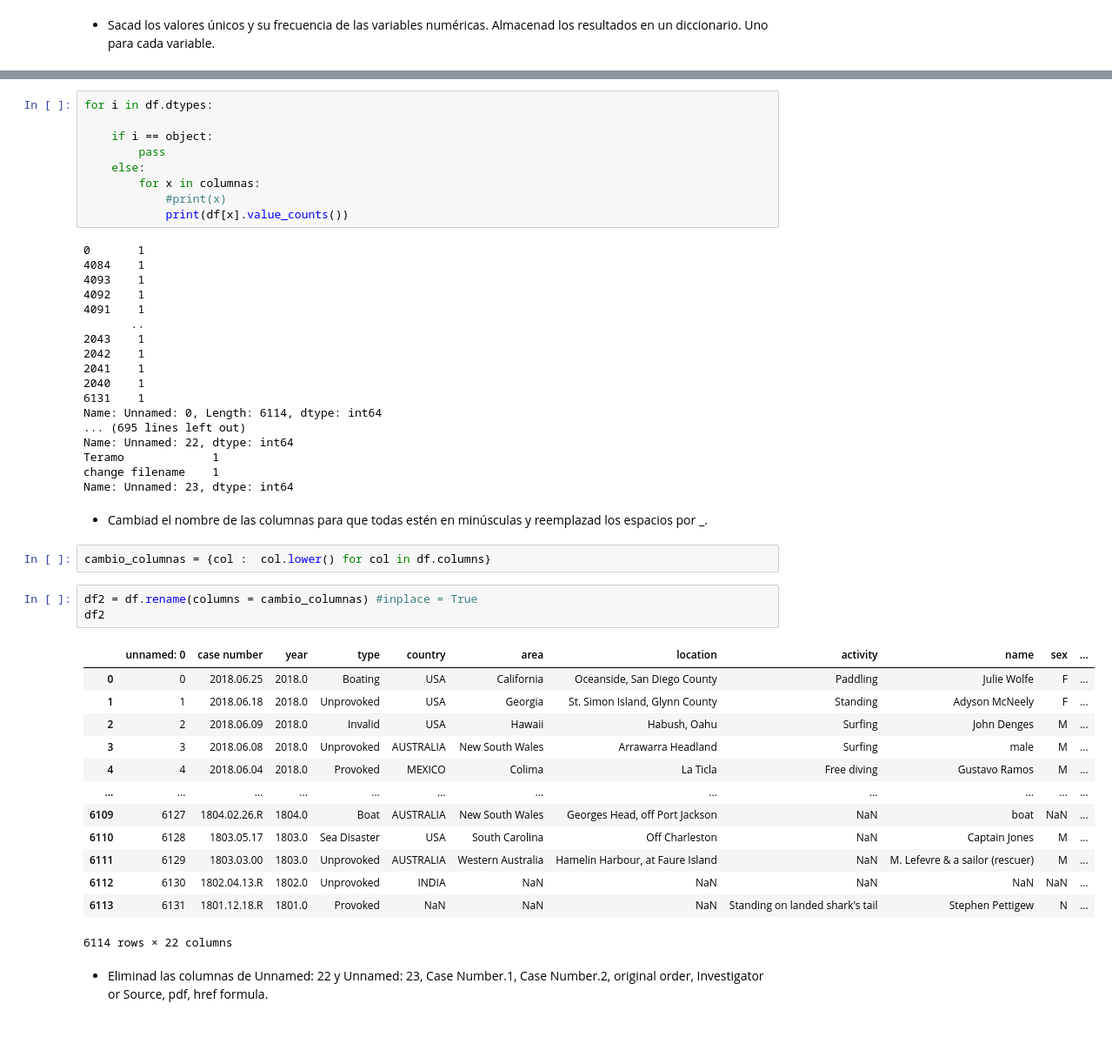
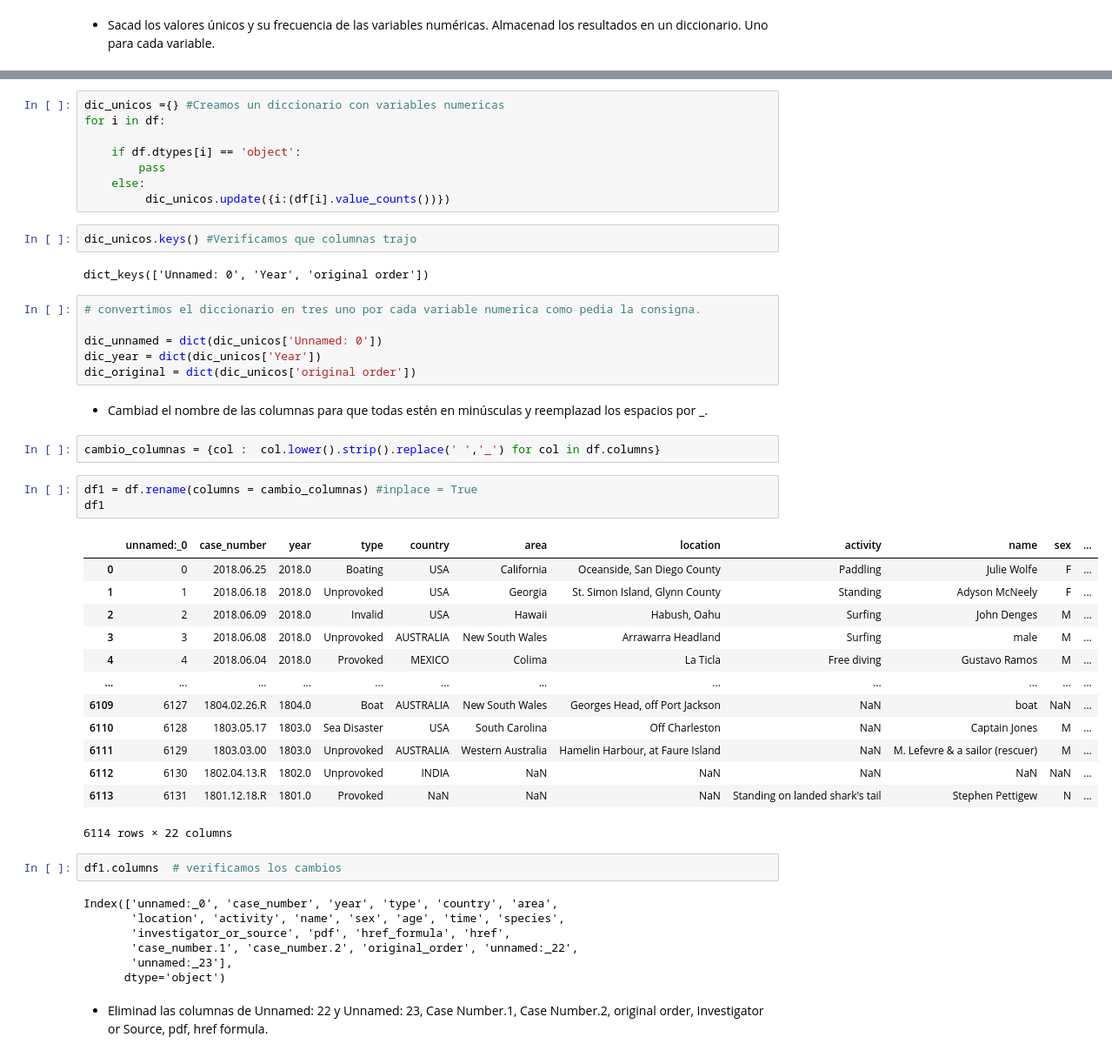
Before and after one commit to Adalab/DA_PromoC_Modulo2_Sprint1_Ana-Anahi, a Jupyter notebook: Pandas/pp-Pandas_metodos.ipynb, the cells around one changed output, grey strips where cells are left out. Shown at 87% size. Saved outputs shown, nothing was run; the diff lists cells and outputs as text; blank space fills up the shorter version.

```diff
--- a/Pandas/pp-Pandas_metodos.ipynb
+++ b/Pandas/pp-Pandas_metodos.ipynb
@@ -139,39 +110,30 @@ dtype: object
 # %%
-for i in df.dtypes:
+dic_unicos ={} #Creamos un diccionario con variables numericas
+for i in df:
 
-    if i == object:
+    if df.dtypes[i] == 'object':
         pass
     else:
-        for x in columnas:
-            #print(x)
-            print(df[x].value_counts())
+         dic_unicos.update({i:(df[i].value_counts())})
-# %% [output]
-0       1
-4084    1
-4093    1
-4092    1
-4091    1
-       ..
-2043    1
-2042    1
-2041    1
-2040    1
-6131    1
-Name: Unnamed: 0, Length: 6114, dtype: int64
-... (695 lines left out)
-Name: Unnamed: 22, dtype: int64
-Teramo             1
-change filename    1
-Name: Unnamed: 23, dtype: int64
+# %%
+dic_unicos.keys() #Verificamos que columnas trajo
+# %% [output]
+dict_keys(['Unnamed: 0', 'Year', 'original order'])
+# %%
+# convertimos el diccionario en tres uno por cada variable numerica como pedia la consigna.
+
+dic_unnamed = dict(dic_unicos['Unnamed: 0'])
+dic_year = dict(dic_unicos['Year'])
+dic_original = dict(dic_unicos['original order'])
 # %% [markdown]
 - Cambiad el nombre de las columnas para que todas estén en minúsculas y reemplazad los espacios por _.
 # %%
-cambio_columnas = {col :  col.lower() for col in df.columns}
+cambio_columnas = {col :  col.lower().strip().replace(' ','_') for col in df.columns}
 # %%
-df2 = df.rename(columns = cambio_columnas) #inplace = True
-df2
+df1 = df.rename(columns = cambio_columnas) #inplace = True
+df1
 # %% [output]
-|  | unnamed: 0 | case number | year | type | country | area | location | activity | name | sex | ... |
+|  | unnamed:_0 | case_number | year | type | country | area | location | activity | name | sex | ... |
 | 0 | 0 | 2018.06.25 | 2018.0 | Boating | USA | California | Oceanside, San Diego County | Paddling | Julie Wolfe | F | ... |
 | 1 | 1 | 2018.06.18 | 2018.0 | Unprovoked | USA | Georgia | St. Simon Island, Glynn County | Standing | Adyson McNeely | F | ... |
 | 2 | 2 | 2018.06.09 | 2018.0 | Invalid | USA | Hawaii | Habush, Oahu | Surfing | John Denges | M | ... |
@@ -184,5 +146,14 @@ df2
 | 6112 | 6130 | 1802.04.13.R | 1802.0 | Unprovoked | INDIA | NaN | NaN | NaN | NaN | NaN | ... |
 | 6113 | 6131 | 1801.12.18.R | 1801.0 | Provoked | NaN | NaN | NaN | Standing on landed shark's tail | Stephen Pettigew | N | ... |
 6114 rows × 22 columns
+# %%
+df1.columns  # verificamos los cambios
+# %% [output]
+Index(['unnamed:_0', 'case_number', 'year', 'type', 'country', 'area',
+       'location', 'activity', 'name', 'sex', 'age', 'time', 'species',
+       'investigator_or_source', 'pdf', 'href_formula', 'href',
+       'case_number.1', 'case_number.2', 'original_order', 'unnamed:_22',
+       'unnamed:_23'],
+      dtype='object')
 # %% [markdown]
 - Eliminad las columnas de Unnamed: 22 y Unnamed: 23, Case Number.1, Case Number.2, original order, Investigator or Source, pdf, href formula.
```
Also changed, not shown: parts of 11 cells of this notebook.
